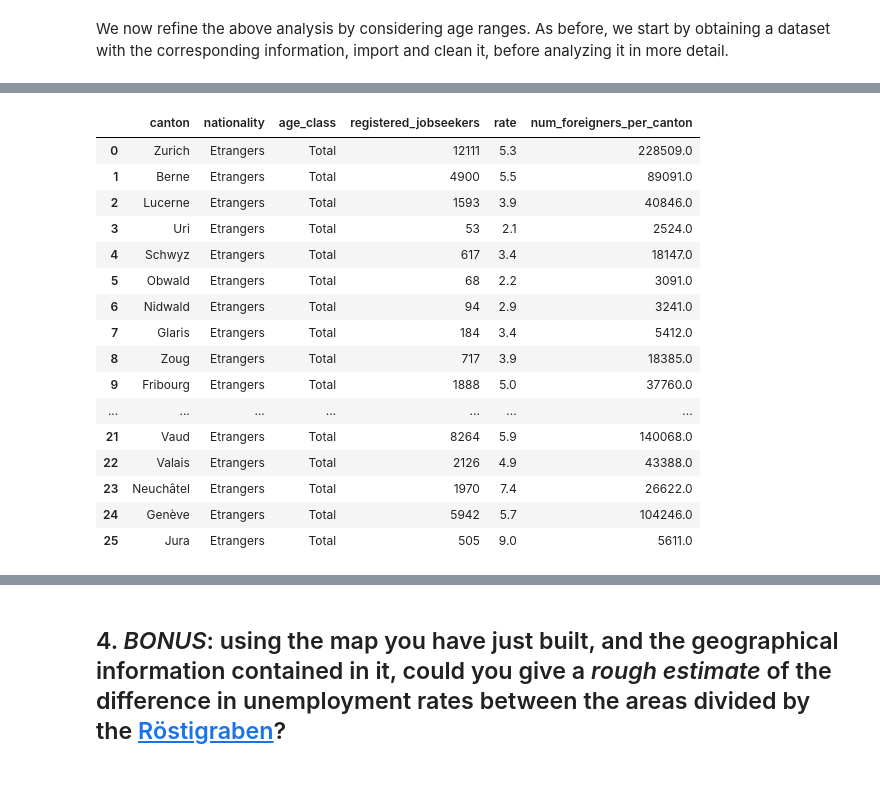
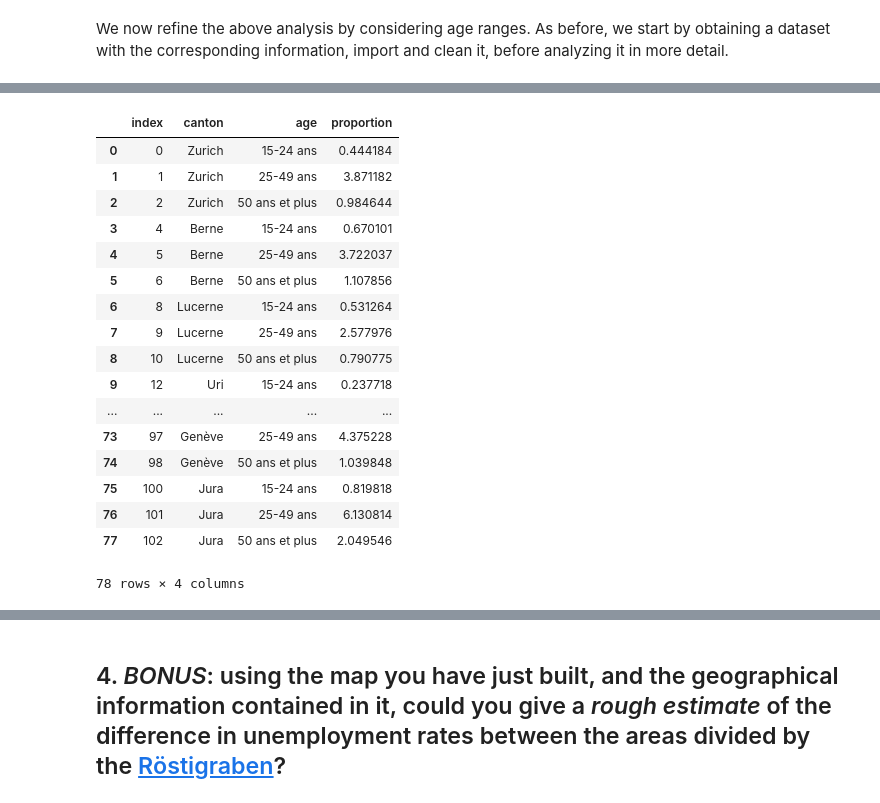
Before and after one commit to mosimann/ADA, a Jupyter notebook: 03 - Interactive Viz/Homework 3.ipynb, the cells around one changed output, grey strips where cells are left out. Drawn from its saved outputs; the diff is of its cells as text; code cells hidden in the pictures.

```diff
--- a/03 - Interactive Viz/Homework 3.ipynb
+++ b/03 - Interactive Viz/Homework 3.ipynb
@@ -467,26 +475,31 @@ unemployment_age_nationality.replace(np.nan, '')
-# %%
-bli = unemployment_age_nationality.query("age_class == 'Total'")
-bli = bli.query("nationality == 'Etrangers'").reset_index()
-bli['rate'] = unemployment_foreign_only['unemployment_rate']
-bli = bli.drop(bli.columns[0],1)
-bli = bli.drop(bli.columns[3],1)
-bli['num_foreigners_per_canton'] = round(bli['registered_jobseekers'] / (bli['rate'] / 100))
-bli
-# %% [output]
-|  | canton | nationality | age_class | registered_jobseekers | rate | num_foreigners_per_canton |
-| 0 | Zurich | Etrangers | Total | 12111 | 5.3 | 228509.0 |
-| 1 | Berne | Etrangers | Total | 4900 | 5.5 | 89091.0 |
-| 2 | Lucerne | Etrangers | Total | 1593 | 3.9 | 40846.0 |
-| 3 | Uri | Etrangers | Total | 53 | 2.1 | 2524.0 |
-| 4 | Schwyz | Etrangers | Total | 617 | 3.4 | 18147.0 |
-| 5 | Obwald | Etrangers | Total | 68 | 2.2 | 3091.0 |
-| 6 | Nidwald | Etrangers | Total | 94 | 2.9 | 3241.0 |
-| 7 | Glaris | Etrangers | Total | 184 | 3.4 | 5412.0 |
-| 8 | Zoug | Etrangers | Total | 717 | 3.9 | 18385.0 |
-| 9 | Fribourg | Etrangers | Total | 1888 | 5.0 | 37760.0 |
-| ... | ... | ... | ... | ... | ... | ... |
-| 21 | Vaud | Etrangers | Total | 8264 | 5.9 | 140068.0 |
-| 22 | Valais | Etrangers | Total | 2126 | 4.9 | 43388.0 |
-| 23 | Neuchâtel | Etrangers | Total | 1970 | 7.4 | 26622.0 |
-| 24 | Genève | Etrangers | Total | 5942 | 5.7 | 104246.0 |
-| 25 | Jura | Etrangers | Total | 505 | 9.0 | 5611.0 |
+# %%
+unemployment_foreign_age = unemployment_agef.query("age_class == 'Total'").reset_index()
+unemployment_foreign_age['rate'] = unemployment_foreign_only['unemployment_rate']
+unemployment_foreign_age = unemployment_foreign_age.drop(unemployment_foreign_age.columns[0],1)
+unemployment_foreign_age = unemployment_foreign_age.drop(unemployment_foreign_age.columns[3],1)
+unemployment_foreign_age = unemployment_foreign_age.drop(unemployment_foreign_age.columns[2],1)
+unemployment_foreign_age['num_foreigners_per_canton'] = round(unemployment_foreign_age['registered_jobseekers'] / (unemployment_foreign_age['rate'] / 100))
+
+
+unemployment_foreign_age = unemployment_foreign_age.merge(unemployment_agef, on='canton')
+unemployment_foreign_age['proportion'] = 100*unemployment_foreign_age['registered_jobseekers_y']/unemployment_foreign_age['num_foreigners_per_canton']
+unemployment_foreign_age[['canton','age','proportion']].dropna().reset_index()
+# %% [output]
+|  | index | canton | age | proportion |
+| 0 | 0 | Zurich | 15-24 ans | 0.444184 |
+| 1 | 1 | Zurich | 25-49 ans | 3.871182 |
+| 2 | 2 | Zurich | 50 ans et plus | 0.984644 |
+| 3 | 4 | Berne | 15-24 ans | 0.670101 |
+| 4 | 5 | Berne | 25-49 ans | 3.722037 |
+| 5 | 6 | Berne | 50 ans et plus | 1.107856 |
+| 6 | 8 | Lucerne | 15-24 ans | 0.531264 |
+| 7 | 9 | Lucerne | 25-49 ans | 2.577976 |
+| 8 | 10 | Lucerne | 50 ans et plus | 0.790775 |
+| 9 | 12 | Uri | 15-24 ans | 0.237718 |
+| ... | ... | ... | ... | ... |
+| 73 | 97 | Genève | 25-49 ans | 4.375228 |
+| 74 | 98 | Genève | 50 ans et plus | 1.039848 |
+| 75 | 100 | Jura | 15-24 ans | 0.819818 |
+| 76 | 101 | Jura | 25-49 ans | 6.130814 |
+| 77 | 102 | Jura | 50 ans et plus | 2.049546 |
+78 rows × 4 columns
```
Also changed, not shown: parts of 4 cells of this notebook.
